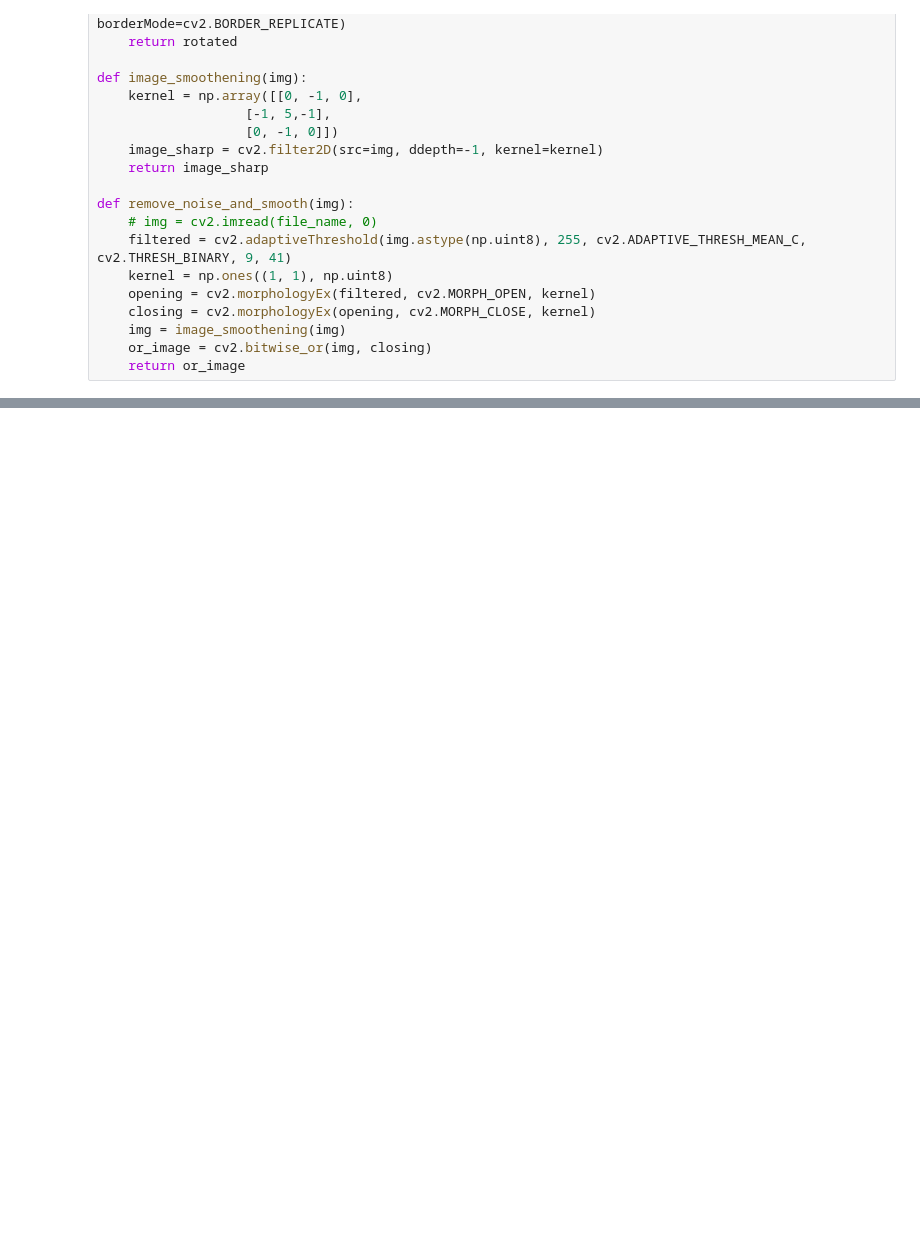
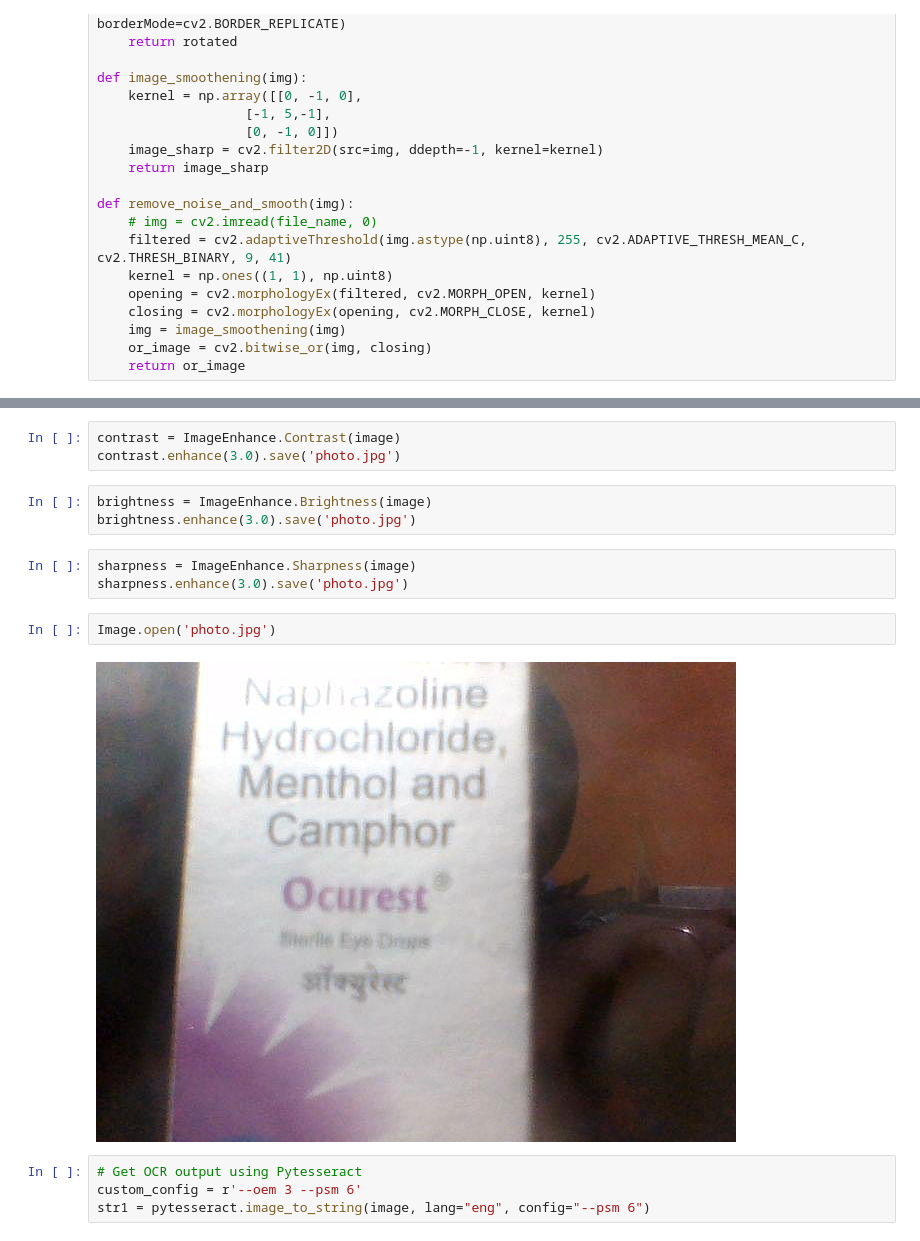
Before and after one commit to sauravrox/image-text-detection, a Jupyter notebook: Text_detection.ipynb, the cells around one changed output, grey strips where cells are left out. Saved outputs shown, nothing was run; the diff lists cells and outputs as text; blank space fills up the shorter version.

```diff
--- a/Text_detection.ipynb
+++ b/Text_detection.ipynb
@@ -247,0 +392,17 @@ finished just “G CAs
+# %%
+contrast = ImageEnhance.Contrast(image)
+contrast.enhance(3.0).save('photo.jpg')
+# %%
+brightness = ImageEnhance.Brightness(image)
+brightness.enhance(3.0).save('photo.jpg')
+# %%
+sharpness = ImageEnhance.Sharpness(image)
+sharpness.enhance(3.0).save('photo.jpg')
+# %%
+Image.open('photo.jpg')
+# %% [output]
+[figure, added]
+# %%
+# Get OCR output using Pytesseract
+custom_config = r'--oem 3 --psm 6'
+str1 = pytesseract.image_to_string(image, lang="eng", config="--psm 6")
```
Also changed, not shown: parts of 17 cells of this notebook.
